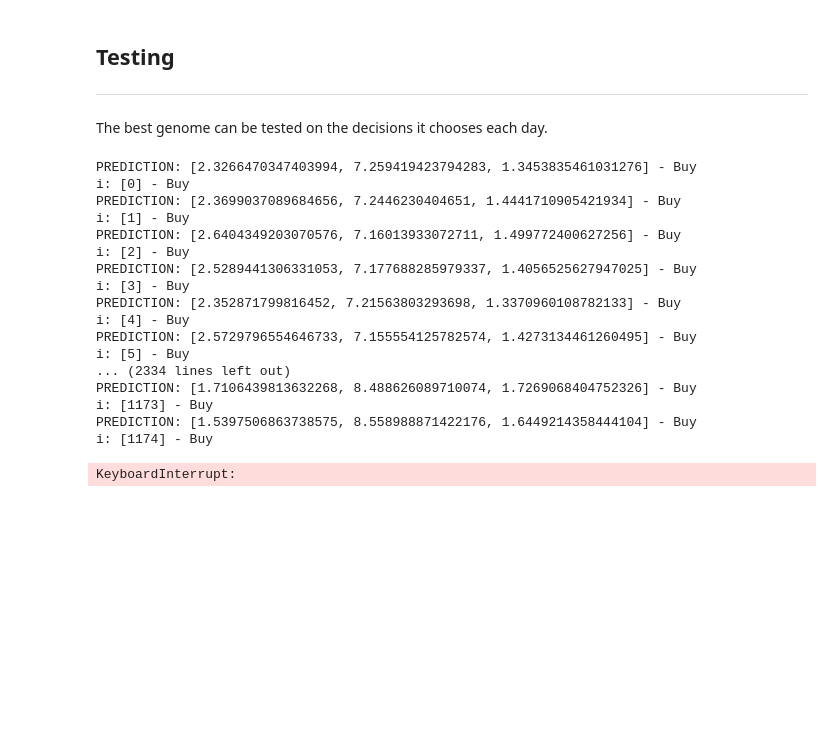
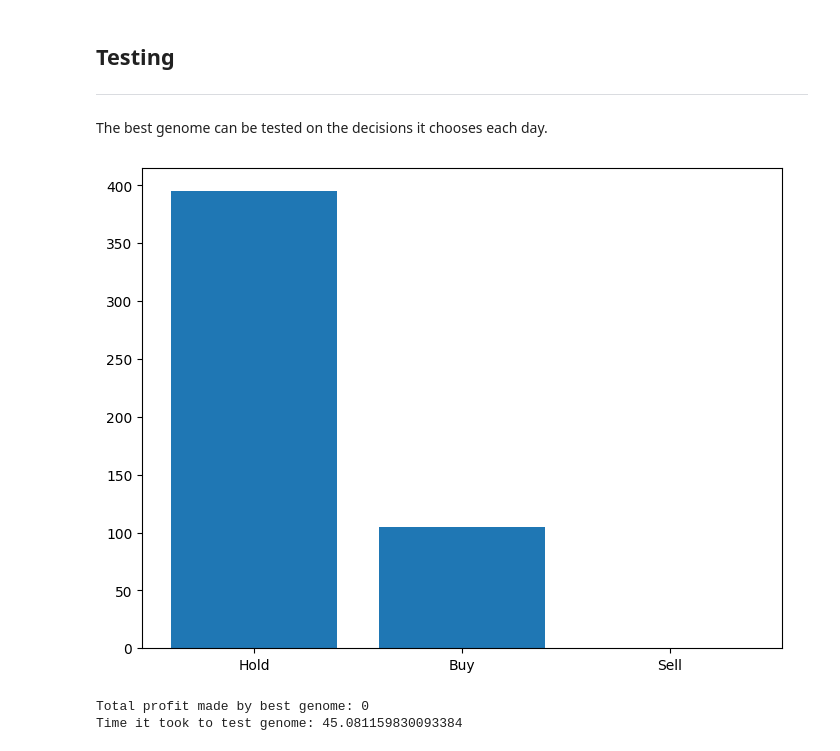
Before and after one commit to royce-mathew/ForexPredictor, a Jupyter notebook: src/ForexPredictor.ipynb, the cells around one changed output. Saved outputs shown, nothing was run; the diff lists cells and outputs as text; code cells hidden in the pictures; blank space fills up the shorter version.

```diff
--- a/src/ForexPredictor.ipynb
+++ b/src/ForexPredictor.ipynb
@@ -122,10 +128,6 @@ def convert_dataframe(dataframe) -> pd.DataFrame:
     # Create new rows to see target value for tomorrow; this is used to train the model
     dataframe["Target"] = dataframe["Adj Close"] - dataframe["Open"] # Calculate whether the value increased or decreased
     dataframe["Target"] = dataframe["Target"].shift(-1) # Shift the target by - 1 so we know tomorrow's target
-
-    """
-        dataframe["Product"] = dataframe["Product] in "AMDNVIDIA"
-    """
     dataframe["TargetClass"] = (dataframe["Target"] > 0).astype(int) # Classify buy/sell
 
     dataframe["RSI"] = ta.rsi(dataframe["Adj Close"], length=15)
@@ -434,10 +439,11 @@ The best genome can be tested on the decisions it chooses each day.
 index: int = 222 # Index to start testing from
 test_data_len: int = 500 # Number of days to test
 total_profit: float = 0 # The profit the genome has made
-decision_list = {0: "Hold", 1: "Buy", 2: "Sell"} # Decision Types
 test_data = pd.read_csv(f"{assets_path}/INR=X.csv", index_col=0) # Use microsoft as test data
 test_scaled = convert_dataframe(test_data) # Convert dataframe so we can send it to the model
 genome_money = Forex() # Initialize a new object to hold profit statistics for current genome
+decision_counter = [0, 0, 0]
+decisions = ["Hold", "Buy", "Sell"]
 
 
 # Test a specific genome
@@ -464,54 +470,42 @@ def test_genome(genome=None, process_data=None) -> int:
         config_path
     )
 
     population = neat.Population(config) # Start a new population with the config
     network: neat.nn.FeedForwardNetwork = neat.nn.FeedForwardNetwork.create(genome=genome, config=config) # Get the network passed and feed it this genome
 
     # Predictions
     prediction: list[float] = network.activate(process_data)
     decision: float = prediction.index(max(prediction))
 
-    print(f"PREDICTION: {prediction} - {decision_list[decision]}")
-
     return decision
 
 test_start_time = time.time()
 for i in range(test_data_len): # Loop through test data
-    genome_decision = test_genome(process_data=np.append(test_scaled[i], 0)) # Transpose the test data and send the second last index
-    current_close: float = test_data.iloc(i)["Adj Close"]
+    genome_decision = test_genome(process_data=np.append(test_scaled[i], genome_money.bought)) # Transpose the test data and send the second last index
+    current_close: float = test_data["Adj Close"].get(i)  # type: ignore
 
+    decision_counter[genome_decision] += 1 # Increase the decision counter by 1
     match genome_decision:
         case 0: # Hold trade
             genome_money.hold() # Hold the stock
 
         case 1: # Buy
             if genome_money.bought_for == 0: # If we haven't already bought a stock yet
                 genome_money.buy(current_close) # Buy a new stock
 
         case 2: # Sell
             total_profit += genome_money.sell(current_close) # Sell the stock
 
 
+bar_figure = plt.figure() # Create new Figure
+bar_axis = bar_figure.add_axes([0,0,1,1]) # Add Axes to the figre
+bar_axis.bar(decisions, decision_counter) # Add the values
+plt.show() # Show the figure
+
+
 print(f"Total profit made by best genome: {total_profit}") # Print profit made by genome
 print(f"Time it took to test genome: {time.time() - test_start_time}")
-
-# test_data[index:index+test_data_len]
 # %% [output]
+[figure, added]
-PREDICTION: [2.3266470347403994, 7.259419423794283, 1.3453835461031276] - Buy
-i: [0] - Buy
-PREDICTION: [2.3699037089684656, 7.2446230404651, 1.4441710905421934] - Buy
-i: [1] - Buy
-PREDICTION: [2.6404349203070576, 7.16013933072711, 1.499772400627256] - Buy
-i: [2] - Buy
-PREDICTION: [2.5289441306331053, 7.177688285979337, 1.4056525627947025] - Buy
-i: [3] - Buy
-PREDICTION: [2.352871799816452, 7.21563803293698, 1.3370960108782133] - Buy
-i: [4] - Buy
-PREDICTION: [2.5729796554646733, 7.155554125782574, 1.4273134461260495] - Buy
-i: [5] - Buy
-... (2334 lines left out)
-PREDICTION: [1.7106439813632268, 8.488626089710074, 1.7269068404752326] - Buy
-i: [1173] - Buy
-PREDICTION: [1.5397506863738575, 8.558988871422176, 1.6449214358444104] - Buy
-i: [1174] - Buy
+Total profit made by best genome: 0
+Time it took to test genome: 45.081159830093384
-KeyboardInterrupt:
```
Also changed, not shown: parts of 6 cells of this notebook, 34 other files.
